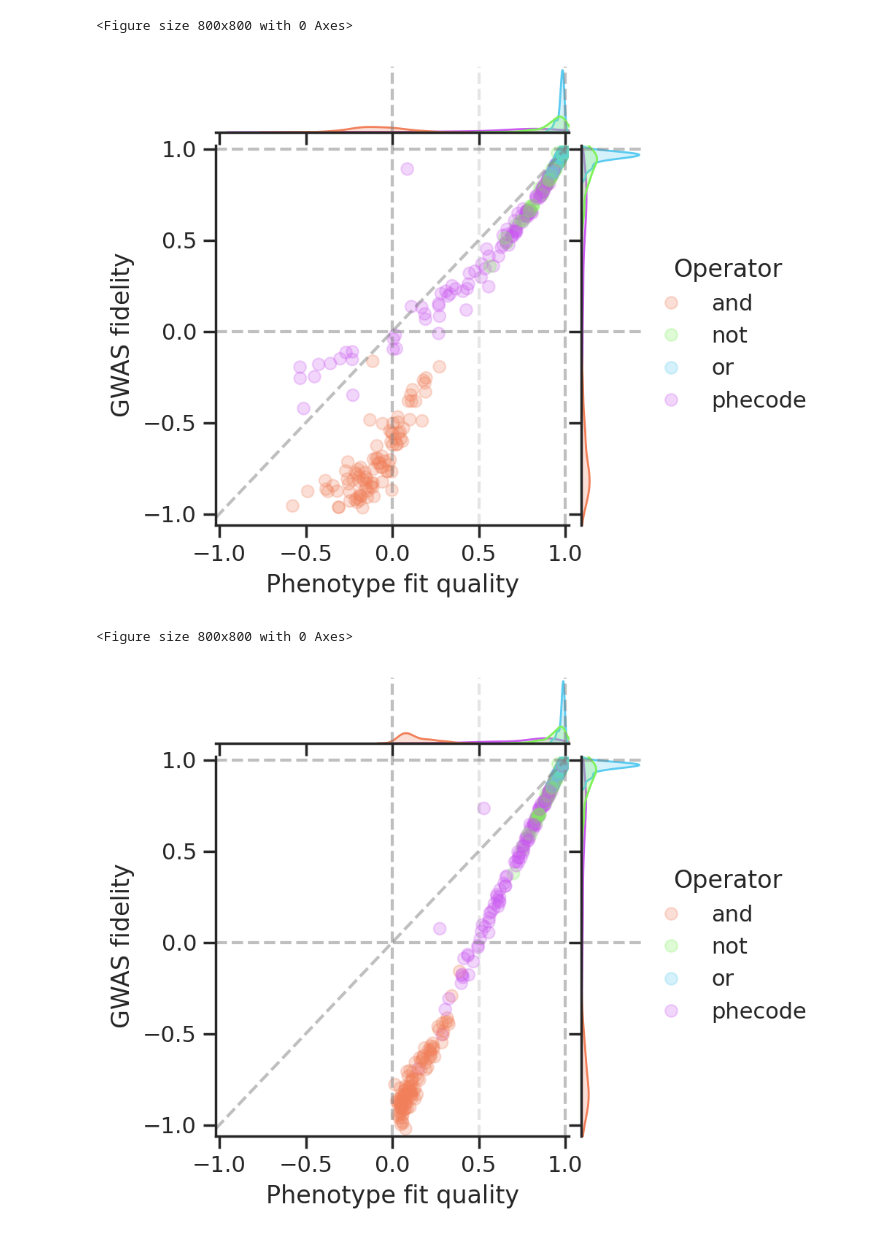
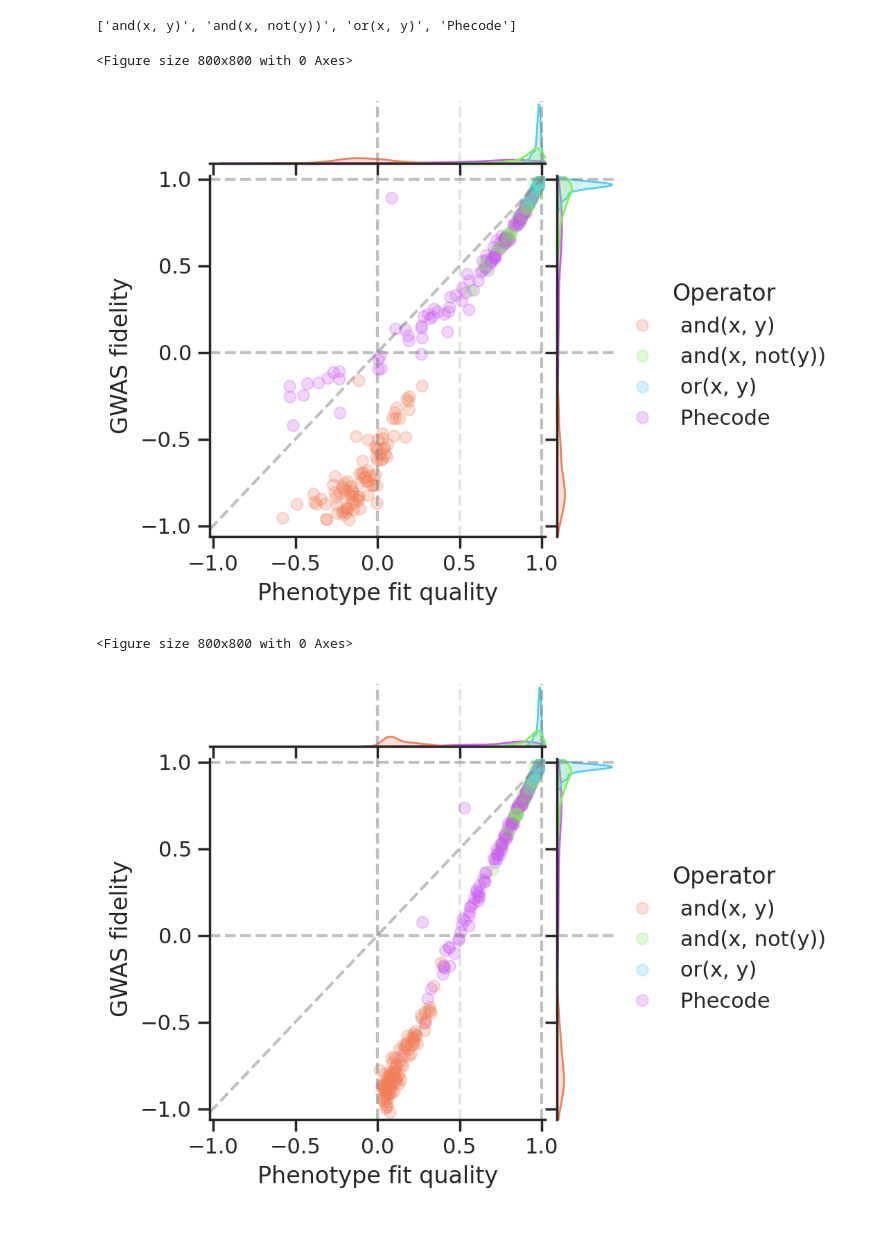
Before and after one commit to zietzm/webgwas-analysis, a Jupyter notebook: analyses/2.fit-quality/5-plot-pheno-vs-gwas.ipynb, the cells around one changed output. Drawn from its saved outputs; the diff is of its cells as text; code cells hidden in the pictures.

Commit message:
fix: use the same operator display names in all plots

```diff
--- a/analyses/2.fit-quality/5-plot-pheno-vs-gwas.ipynb
+++ b/analyses/2.fit-quality/5-plot-pheno-vs-gwas.ipynb
@@ -35,13 +35,35 @@ def ggplot_hue_palette(n, h_start=15, l=0.65, s=0.85):
         # Convert to hex
         palette.append('#{:02x}{:02x}{:02x}'.format(int(r*255), int(g*255), int(b*255)))
     return palette
+# %%
+operator_map = {
+    "and": "and(x, y)",
+    "not": "and(x, not(y))",
+    "or": "or(x, y)",
+    "phecode": "Phecode",
+}
+operator_order = list(operator_map.values())
+print(operator_order)
+# %% [output]
+['and(x, y)', 'and(x, not(y))', 'or(x, y)', 'Phecode']
 # %%
 plot_df = (
     pl.scan_parquet("data/pheno_summary/direct_vs_indirect_anon.parquet")
     .join(pl.scan_parquet("data/gwas_summary/direct_vs_indirect_anon.parquet"), on=["kind", "phenotype", "k"], suffix="_gwas")
     .rename({"rsq": "rsq_pheno"})
     .with_columns(
-        pl.col("phenotype").str.extract("^(and|or|not)").fill_null("phecode").alias("operator"),
+        (
+            pl.col("phenotype")
+            .str.extract("^(and|or|not)")
+            .fill_null("phecode")
+            .replace({
+                "phecode": "Phecode",
+                "and": "and(x, y)",
+                "not": "and(x, not(y))",
+                "or": "or(x, y)",
+            })
+            .alias("operator")
+        ),
         pl.col("k").cast(pl.Int32).cast(pl.String),
     )
     .collect()
@@ -57,42 +79,51 @@ plt.rcParams['figure.dpi'] = 200
 plt.rcParams['font.family'] = 'sans-serif'
 plt.figure(figsize=(4, 4))
 
 (
     plot_df
     .filter(
         pl.col("rsq_pheno").ge(-0.97),
         pl.col("rsq_gwas").ge(-0.97),
         pl.col("k").eq("10")
     )
     .pipe(
         sns.jointplot, x="rsq_pheno", y="rsq_gwas", hue="operator", alpha=0.25,
-        xlim=(-1.02, 1.02), ylim=(-1.06, 1.02), hue_order=["and", "not", "or", "phecode"],
+        xlim=(-1.02, 1.02), ylim=(-1.06, 1.02), hue_order=operator_order,
         height=4, edgecolors="face", linewidths=0.75, marginal_kws={'common_norm':False}
     )
     .refline(x=0, y=0, linestyle="dashed", color="gray", alpha=0.5)
     .refline(x=1, y=1, linestyle="dashed", color="gray", alpha=0.5)
     .refline(x=0.5, linestyle="dashed", color="gray", alpha=0.2)
 )
 plt.axline((0, 0), slope=1, linestyle="dashed", color="gray", alpha=0.5)
 plt.xlabel("Phenotype fit quality")
 plt.ylabel("GWAS fidelity")
 lgd = plt.legend(
     bbox_to_anchor=(1.17, 0.5), loc="center left", title="Operator", frameon=False
 )
 plt.savefig(
     "img/overall-performance-marginal.png", dpi=400,
     format="png", bbox_extra_artists=(lgd,), bbox_inches='tight'
 )
 # %% [output]
 <Figure size 800x800 with 0 Axes>
-[figure, old version]
+[figure, new version]
 # %%
 plot_df = (
     pl.scan_parquet("data/pheno_summary/direct_vs_indirect_non_anon.parquet")
     .join(pl.scan_parquet("data/gwas_summary/direct_vs_indirect_non_anon.parquet"), on=["kind", "phenotype"], suffix="_gwas")
     .rename({"rsq": "rsq_pheno"})
     .with_columns(
-        pl.col("phenotype").str.extract("^(and|or|not)").fill_null("phecode").alias("operator"),
+        pl.col("phenotype")
+        .str.extract("^(and|or|not)")
+        .fill_null("phecode")
+        .replace({
+            "phecode": "Phecode",
+            "and": "and(x, y)",
+            "not": "and(x, not(y))",
+            "or": "or(x, y)",
+        })
+        .alias("operator")
     )
     .collect()
 )
@@ -111,7 +142,7 @@ plt.figure(figsize=(4, 4))
     plot_df
     .pipe(
         sns.jointplot, x="rsq_pheno", y="rsq_gwas", hue="operator", alpha=0.25,
-        xlim=(-1.02, 1.02), ylim=(-1.06, 1.02), hue_order=["and", "not", "or", "phecode"],
+        xlim=(-1.02, 1.02), ylim=(-1.06, 1.02), hue_order=operator_order,
         height=4, edgecolors="face", linewidths=0.75, marginal_kws={'common_norm':False}
     )
     .refline(x=0, y=0, linestyle="dashed", color="gray", alpha=0.5)
@@ -131,4 +162,4 @@ plt.savefig(
 )
 # %% [output]
 <Figure size 800x800 with 0 Axes>
-[figure, old version]
+[figure, new version]
```
Also changed, not shown: 2 other files.
